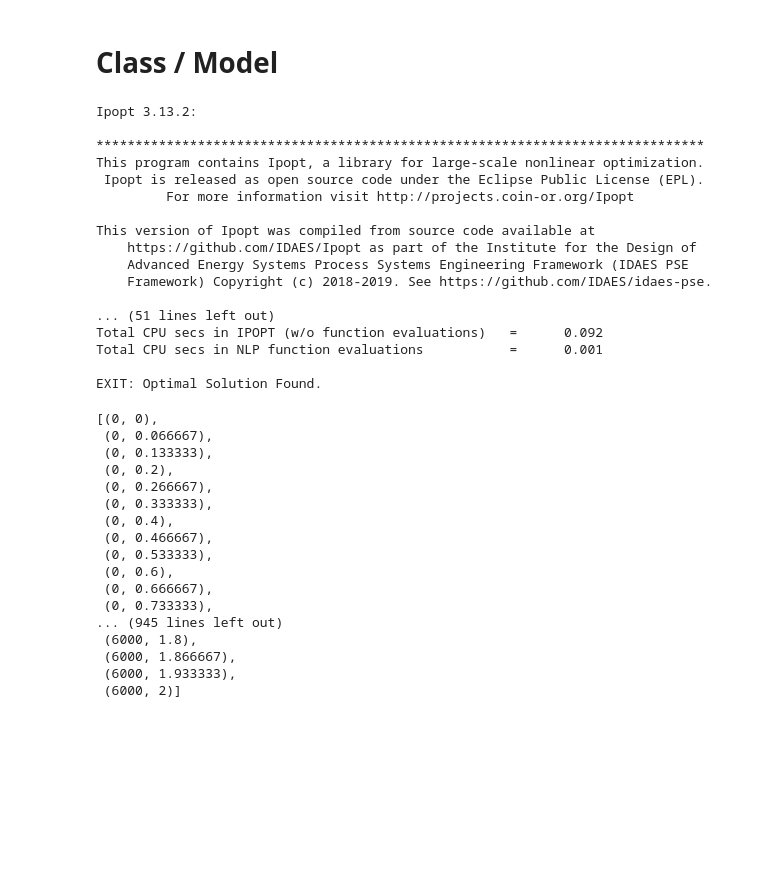
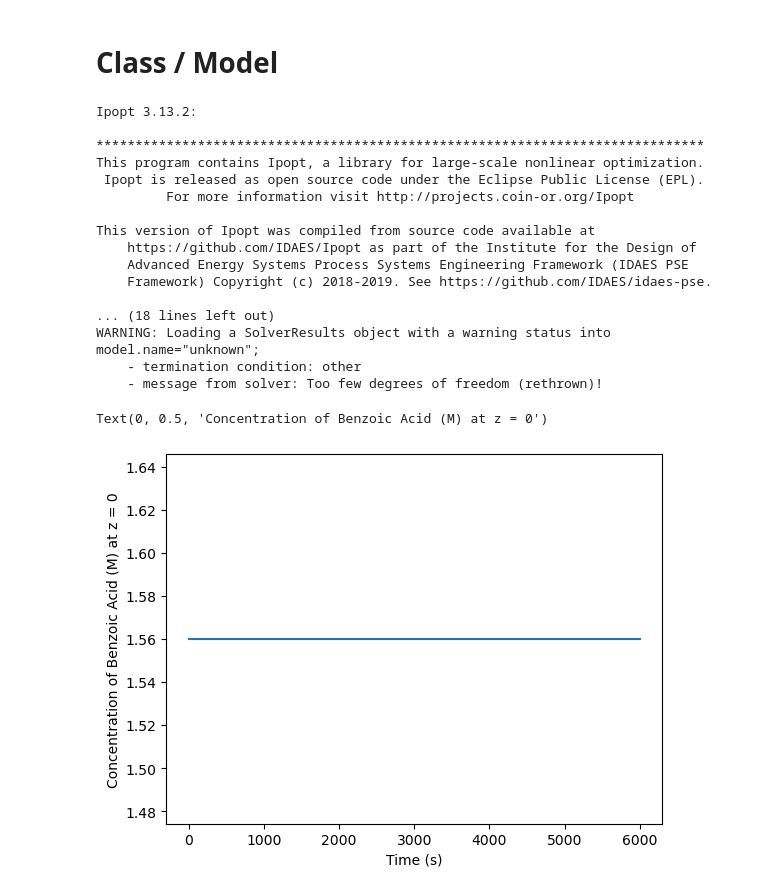
Before and after one commit to smondal13/optimization-project, a Jupyter notebook: MBDOE-project.ipynb, the cells around one changed output. Cells and saved outputs as stored; diff of their text form; code cells hidden in the pictures; blank space fills up the shorter version.

Commit message:
Corrected the boundary condtion of the model

```diff
--- a/MBDOE-project.ipynb
+++ b/MBDOE-project.ipynb
@@ -289,28 +289,23 @@ $$
 def BA_kinetics(data):
     m = pyo.ConcreteModel()
 
-
     # Define sets
     m.t = ContinuousSet(bounds = (0, 6000), initialize=data["t_m (s)"])
     m.z = ContinuousSet(bounds=(0, 2))  # length of the reactor: 2m
-
 
     # Define variables
     m.C_BA = pyo.Var(m.t, m.z, initialize=1.56)  # benzoic acid concentration in M
     m.T = pyo.Var(m.t, initialize=119)  # temperature in °C
     m.v = pyo.Var(m.t, initialize=29.8e-6 )  # flowrate in µL/min
 
-
     # Define derivative variables
     m.dC_BA_dt = DerivativeVar(m.C_BA, wrt=m.t)
     m.dC_BA_dz = DerivativeVar(m.C_BA, wrt=m.z)
-
 
     # Define parameters
     m.k = pyo.Var(bounds = (0, 2))  # reaction rate constant, s^-1
     m.KP1 = pyo.Var(bounds = (0, 10))  # dimensionless
     m.KP2 = pyo.Var(bounds = (0, 10))  # J/mol
-
 
     # TODO: replace this hyperparameters with `initial_values` in the `__init__` constructor
     # hyperparameters
@@ -320,13 +315,11 @@ def BA_kinetics(data):
     m.T0 = 119  # initial temperature, °C
     m.C_BA0 = 1.56  # initial benzoic acid concentration, M
 
-
     # Constants
     m.d = 250e-6  # diameter of the reactor, m
     m.Ac = np.pi * ( m.d / 2)**2 # Reactor cross-sectional area, m^2
     m.R = 8.314462618  # Universal gas constant, J/(mol-K)
     m.Tm = 378.15  # average temperature of the reactor, K
-
 
     # Expressions
     # equation for k0
@@ -334,7 +327,6 @@ def BA_kinetics(data):
 
     # equation for EA
     m.EA = pyo.Expression(expr=m.KP2 * 10000)
-
 
     # Constraints
     # Define the Arrhenius equation
@@ -359,16 +351,18 @@ def BA_kinetics(data):
     def temperature_ramp(m, t):
         return m.T[t] == m.T0 -  m.alpha_T * t
 
-
     # initial condition
-    @m.Constraint(m.z)
-    def C_BA_at_t0_and_z(m, z):
+    @m.Constraint(m.t, m.z)
+    def C_BA_at_t0_and_z(m, t, z):
         if z == 0:
-            return m.C_BA[0, 0] == m.C_BA0  # initial condition: C_BA(t=0, z=0) = C_BA0
+            return m.C_BA[t, 0] == m.C_BA0  # initial condition: C_BA(t, z=0) = C_BA0
         else:
             return m.C_BA[0, z] == 0  # initial condition: C_BA(t=0, z>0) = 0
-        #? since I have used `t` as the first index, will it understand that `t=0` here?
+        # ? since I have used `t` as the first index, will it understand that `t=0` here?
 
+    # # boundary condition
+    # m.C_BA[0, 0].fix(m.C_BA0)
+    # m.C_BA[0, :].fix(0)
 
     # Discretize the model using finite difference
     pyo.TransformationFactory('dae.finite_difference').apply_to(m, nfe=30, wrt= m.t)  # discretize wrt time
@@ -394,31 +388,22 @@ This version of Ipopt was compiled from source code available at
     Advanced Energy Systems Process Systems Engineering Framework (IDAES PSE
     Framework) Copyright (c) 2018-2019. See https://github.com/IDAES/idaes-pse.
 
-... (51 lines left out)
-Total CPU secs in IPOPT (w/o function evaluations)   =      0.092
-Total CPU secs in NLP function evaluations           =      0.001
-
-EXIT: Optimal Solution Found.
+... (18 lines left out)
+WARNING: Loading a SolverResults object with a warning status into
+model.name="unknown";
+    - termination condition: other
+    - message from solver: Too few degrees of freedom (rethrown)!
-# %%
-list(model.C_BA)
-# %% [output]
-[(0, 0),
- (0, 0.066667),
- (0, 0.133333),
- (0, 0.2),
- (0, 0.266667),
- (0, 0.333333),
- (0, 0.4),
- (0, 0.466667),
- (0, 0.533333),
- (0, 0.6),
- (0, 0.666667),
- (0, 0.733333),
-... (945 lines left out)
- (6000, 1.8),
- (6000, 1.866667),
- (6000, 1.933333),
- (6000, 2)]
+# %%
+# extract the concentration at the entrance of the reactor
+C_BA = [pyo.value(model.C_BA[t, 0]) for t in model.t]
+# %%
+time = list(model.t)
+plt.plot(time, C_BA)
+plt.xlabel('Time (s)')
+plt.ylabel('Concentration of Benzoic Acid (M) at z = 0')
+# %% [output]
+Text(0, 0.5, 'Concentration of Benzoic Acid (M) at z = 0')
+[figure, added]
 # %%
 class KineticModel(Experiment):
     def __init__(self, data, theta_initial = None):
```
